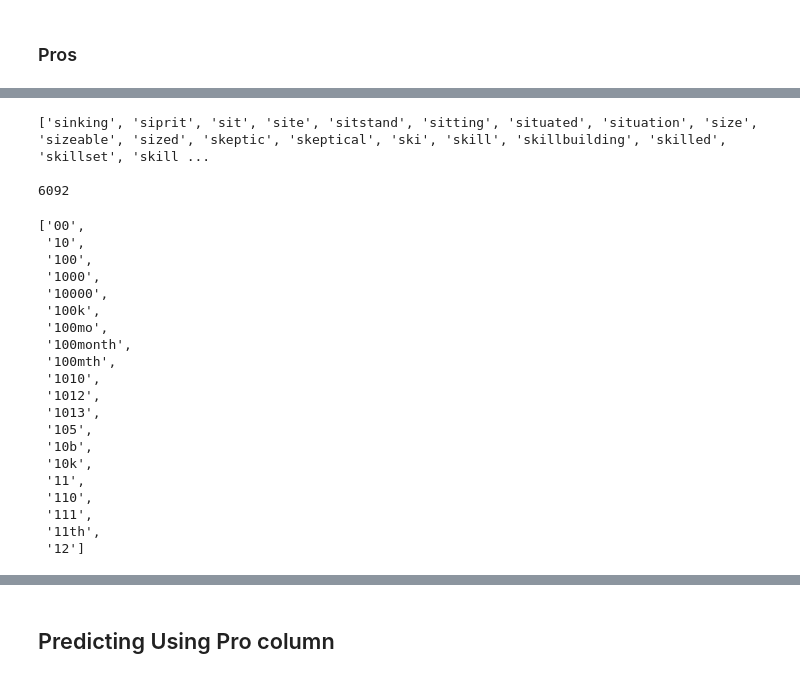
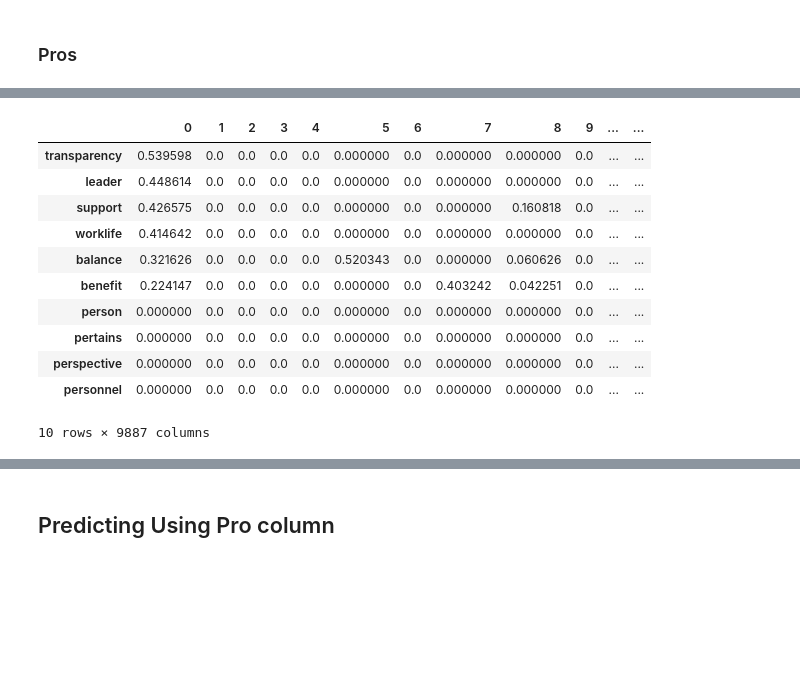
Before and after one commit to hitomi1104/sf_employee_review, a Jupyter notebook: global/Modeling.ipynb, the cells around one changed output, grey strips where cells are left out. Cells and saved outputs as stored; diff of their text form; code cells hidden in the pictures; blank space fills up the shorter version.

```diff
--- a/global/Modeling.ipynb
+++ b/global/Modeling.ipynb
@@ -198 +190,21 @@ df.head()
+# %%
+matrix = tfvec.fit_transform(df['pros'])
+tfid = pd.DataFrame(matrix.toarray(),
+                      columns=tfvec.get_feature_names())
+
+# Show us the top 10 most common words
+counts.T.sort_values(by=0, ascending=False).head(10)
+# %% [output]
+|  | 0 | 1 | 2 | 3 | 4 | 5 | 6 | 7 | 8 | 9 | ... | ... |
+| transparency | 0.539598 | 0.0 | 0.0 | 0.0 | 0.0 | 0.000000 | 0.0 | 0.000000 | 0.000000 | 0.0 | ... | ... |
+| leader | 0.448614 | 0.0 | 0.0 | 0.0 | 0.0 | 0.000000 | 0.0 | 0.000000 | 0.000000 | 0.0 | ... | ... |
+| support | 0.426575 | 0.0 | 0.0 | 0.0 | 0.0 | 0.000000 | 0.0 | 0.000000 | 0.160818 | 0.0 | ... | ... |
+| worklife | 0.414642 | 0.0 | 0.0 | 0.0 | 0.0 | 0.000000 | 0.0 | 0.000000 | 0.000000 | 0.0 | ... | ... |
+| balance | 0.321626 | 0.0 | 0.0 | 0.0 | 0.0 | 0.520343 | 0.0 | 0.000000 | 0.060626 | 0.0 | ... | ... |
+| benefit | 0.224147 | 0.0 | 0.0 | 0.0 | 0.0 | 0.000000 | 0.0 | 0.403242 | 0.042251 | 0.0 | ... | ... |
+| person | 0.000000 | 0.0 | 0.0 | 0.0 | 0.0 | 0.000000 | 0.0 | 0.000000 | 0.000000 | 0.0 | ... | ... |
+| pertains | 0.000000 | 0.0 | 0.0 | 0.0 | 0.0 | 0.000000 | 0.0 | 0.000000 | 0.000000 | 0.0 | ... | ... |
+| perspective | 0.000000 | 0.0 | 0.0 | 0.0 | 0.0 | 0.000000 | 0.0 | 0.000000 | 0.000000 | 0.0 | ... | ... |
+| personnel | 0.000000 | 0.0 | 0.0 | 0.0 | 0.0 | 0.000000 | 0.0 | 0.000000 | 0.000000 | 0.0 | ... | ... |
+10 rows × 9887 columns
 # %%
@@ -203,44 +215,3 @@ docs = tfidf_vectorizer_vectors.toarray()
-# %%
-# Lets use the stop_words argument to remove words like "and, the, a"
-tfvec = TfidfVectorizer(stop_words='english')
-
-# Fit our vectorizer using our train data
-tfvec.fit(df['pros'])
-
-# Transform training data
-tfvec_mat = tfvec.transform(df['pros'])
-
-# words occuring
-words = tfvec.get_feature_names()
-print(words[5000:5020])
-print()
-# number of different words
-print(len(words))
-# %% [output]
-['sinking', 'siprit', 'sit', 'site', 'sitstand', 'sitting', 'situated', 'situation', 'size', 'sizeable', 'sized', 'skeptic', 'skeptical', 'ski', 'skill', 'skillbuilding', 'skilled', 'skillset', 'skill ...
-
-6092
 # %%
-tfvec.get_feature_names()[:20]
+# tfvec.get_feature_names()[:20]
-# %% [output]
-['00',
- '10',
- '100',
- '1000',
- '10000',
- '100k',
- '100mo',
- '100month',
- '100mth',
- '1010',
- '1012',
- '1013',
- '105',
- '10b',
- '10k',
- '11',
- '110',
- '111',
- '11th',
- '12']
 # %%
```
Also changed, not shown: parts of 12 cells of this notebook.
